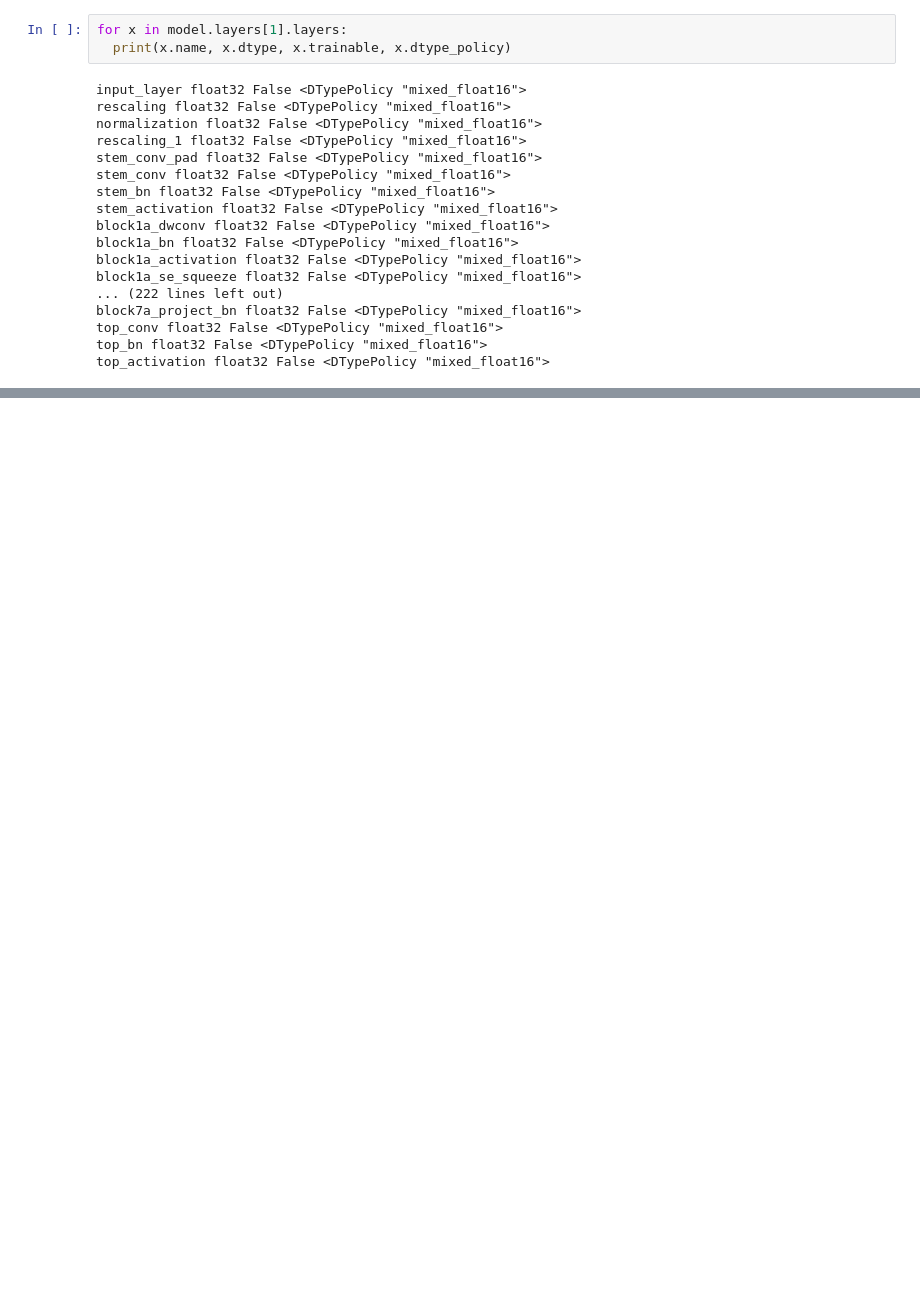
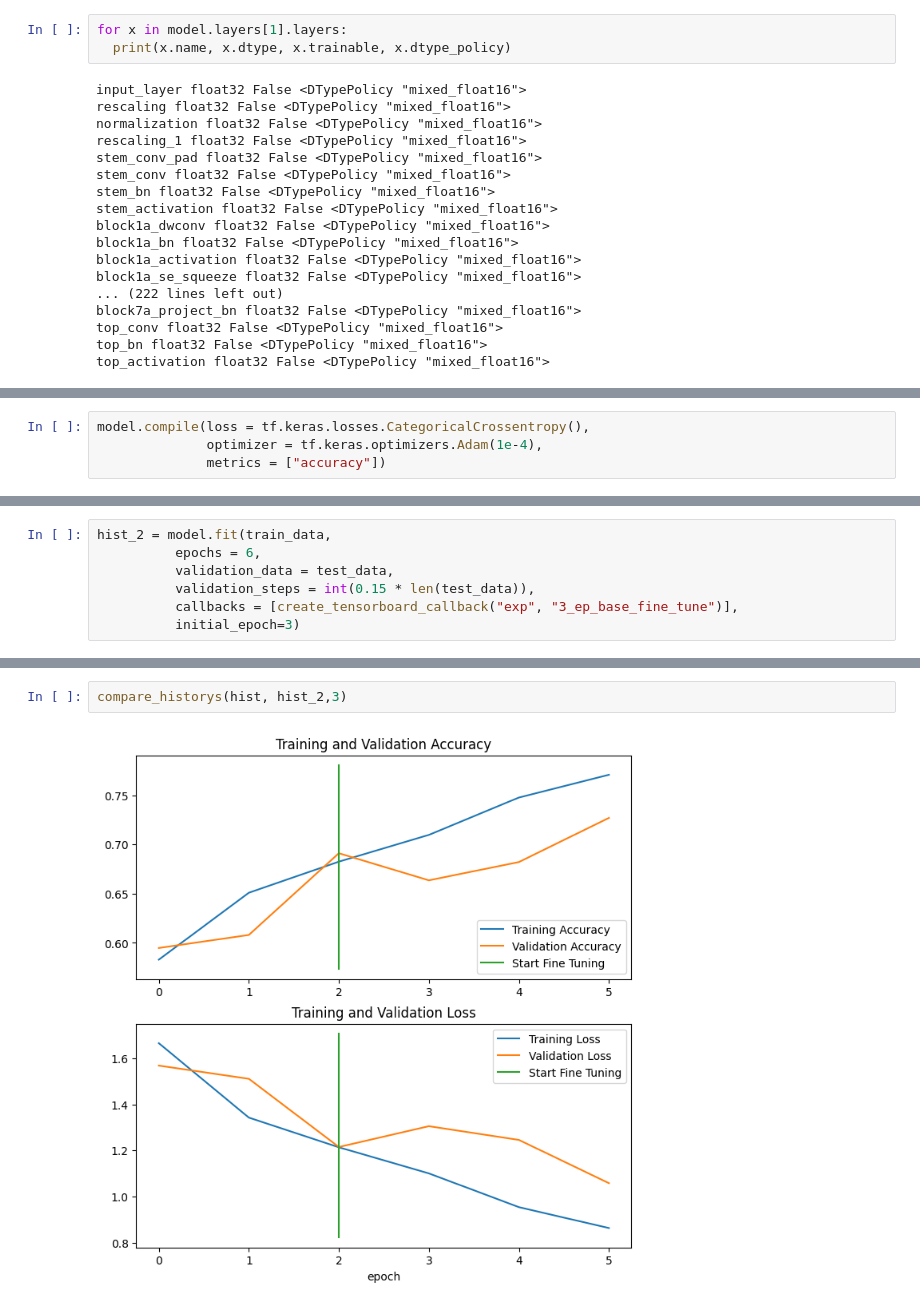
Before and after one commit to voshna123/tensorflow_practice, a Jupyter notebook: foodrecog_big_tf.ipynb, the cells around one changed output, grey strips where cells are left out. Drawn from its saved outputs; the diff is of its cells as text; blank space fills up the shorter version.

```diff
--- a/foodrecog_big_tf.ipynb
+++ b/foodrecog_big_tf.ipynb
@@ -259,0 +268,4 @@ model.evaluate(test_data)
+# %%
+model.compile(loss = tf.keras.losses.CategoricalCrossentropy(),
+              optimizer = tf.keras.optimizers.Adam(1e-4),
+              metrics = ["accuracy"])
@@ -259,0 +293,7 @@ model.evaluate(test_data)
+# %%
+hist_2 = model.fit(train_data,
+          epochs = 6,
+          validation_data = test_data,
+          validation_steps = int(0.15 * len(test_data)),
+          callbacks = [create_tensorboard_callback("exp", "3_ep_base_fine_tune")],
+          initial_epoch=3)
@@ -259,0 +313,4 @@ model.evaluate(test_data)
+# %%
+compare_historys(hist, hist_2,3)
+# %% [output]
+[figure, added]
```
Also changed, not shown: parts of 29 cells of this notebook.
